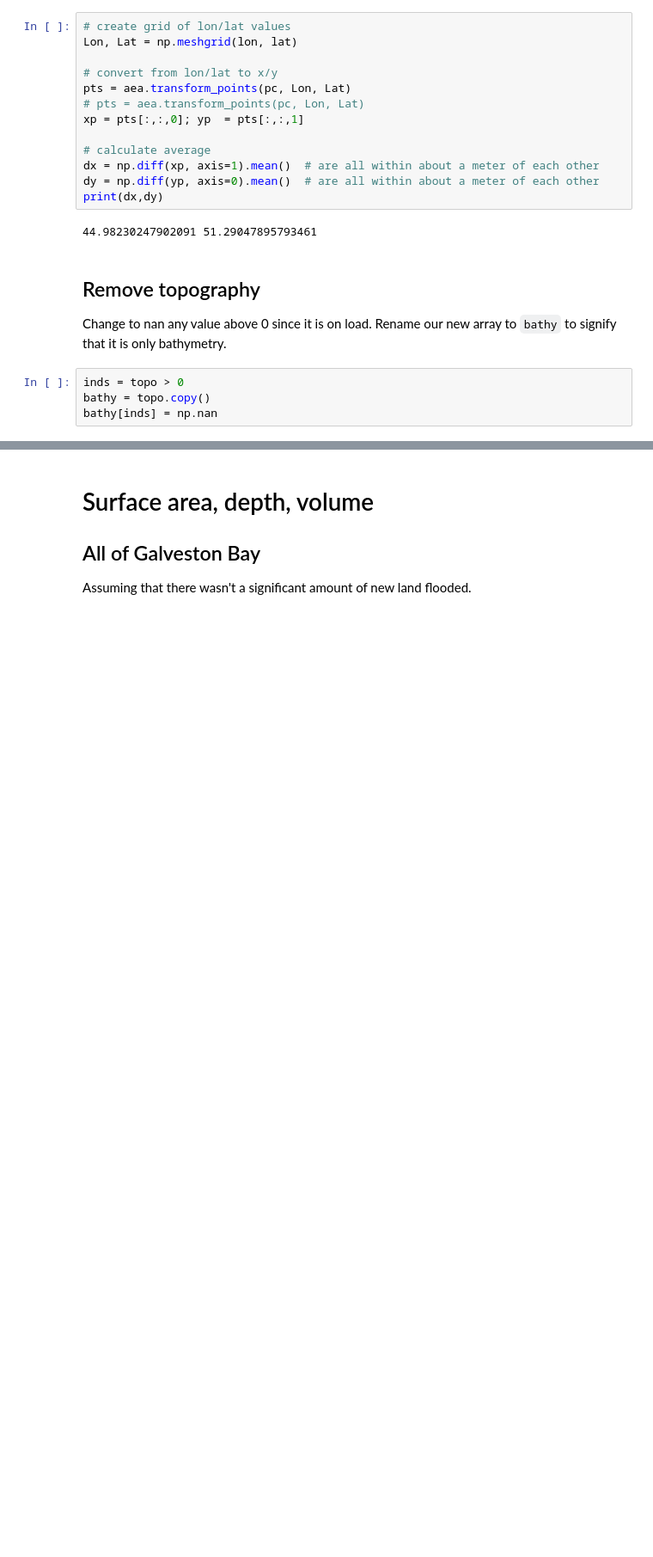
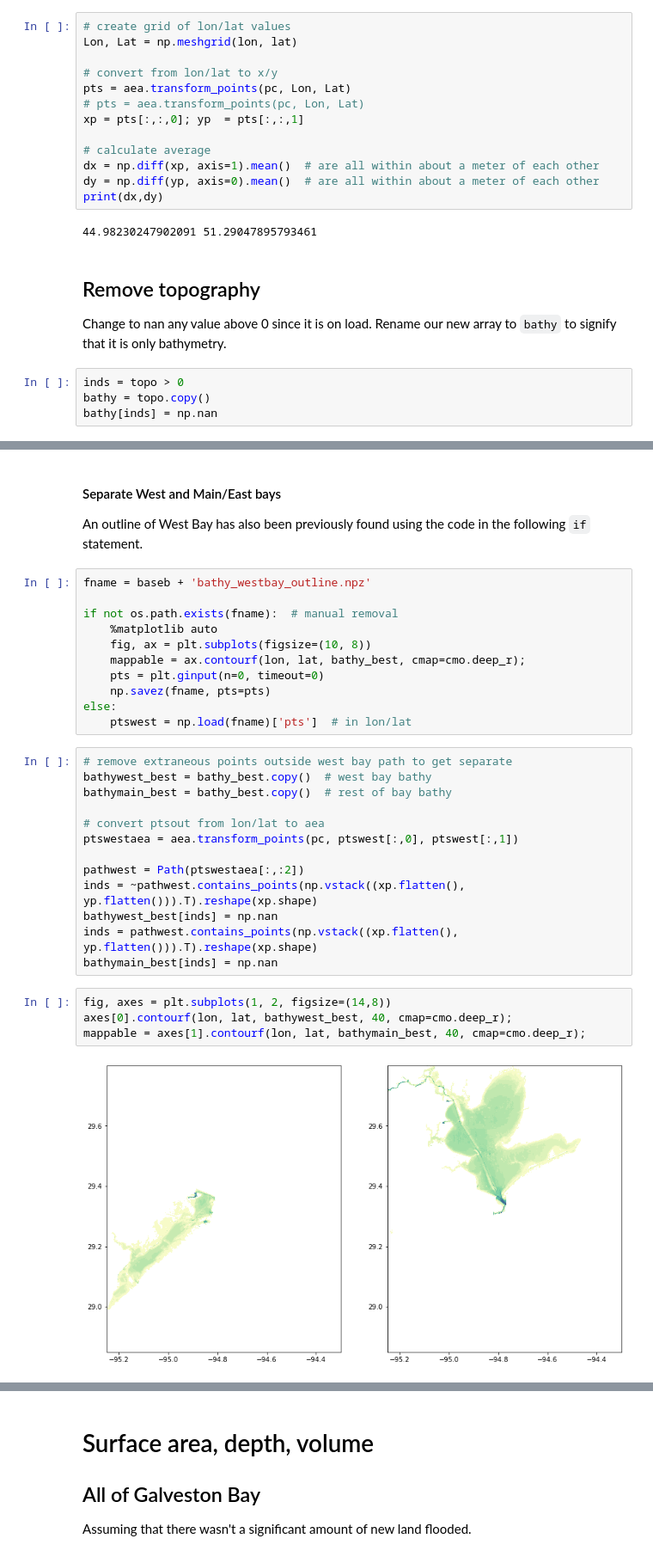
Before and after one commit to kthyng/harvey_inflow, a Jupyter notebook: notebooks/0_process_bathymetry.ipynb, the cells around one changed output, grey strips where cells are left out. Shown at 86% size. Cells and saved outputs as stored; diff of their text form; blank space fills up the shorter version.

```diff
--- a/notebooks/0_process_bathymetry.ipynb
+++ b/notebooks/0_process_bathymetry.ipynb
@@ -69,0 +106,34 @@ An outline of the bay has been previously clicked out by hand, using the code in
+# %% [markdown]
+#### Separate West and Main/East bays
+
+An outline of West Bay has also been previously found using the code in the following `if` statement.
+# %%
+fname = baseb + 'bathy_westbay_outline.npz'
+
+if not os.path.exists(fname):  # manual removal
+    %matplotlib auto
+    fig, ax = plt.subplots(figsize=(10, 8))
+    mappable = ax.contourf(lon, lat, bathy_best, cmap=cmo.deep_r);
+    pts = plt.ginput(n=0, timeout=0)
+    np.savez(fname, pts=pts)
+else:
+    ptswest = np.load(fname)['pts']  # in lon/lat
+# %%
+# remove extraneous points outside west bay path to get separate
+bathywest_best = bathy_best.copy()  # west bay bathy
+bathymain_best = bathy_best.copy()  # rest of bay bathy
+
+# convert ptsout from lon/lat to aea
+ptswestaea = aea.transform_points(pc, ptswest[:,0], ptswest[:,1])
+
+pathwest = Path(ptswestaea[:,:2])
+inds = ~pathwest.contains_points(np.vstack((xp.flatten(), yp.flatten())).T).reshape(xp.shape)
+bathywest_best[inds] = np.nan
+inds = pathwest.contains_points(np.vstack((xp.flatten(), yp.flatten())).T).reshape(xp.shape)
+bathymain_best[inds] = np.nan
+# %%
+fig, axes = plt.subplots(1, 2, figsize=(14,8))
+axes[0].contourf(lon, lat, bathywest_best, 40, cmap=cmo.deep_r);
+mappable = axes[1].contourf(lon, lat, bathymain_best, 40, cmap=cmo.deep_r);
+# %% [output]
+[figure, added]
```
Also changed, not shown: parts of 37 cells of this notebook.
